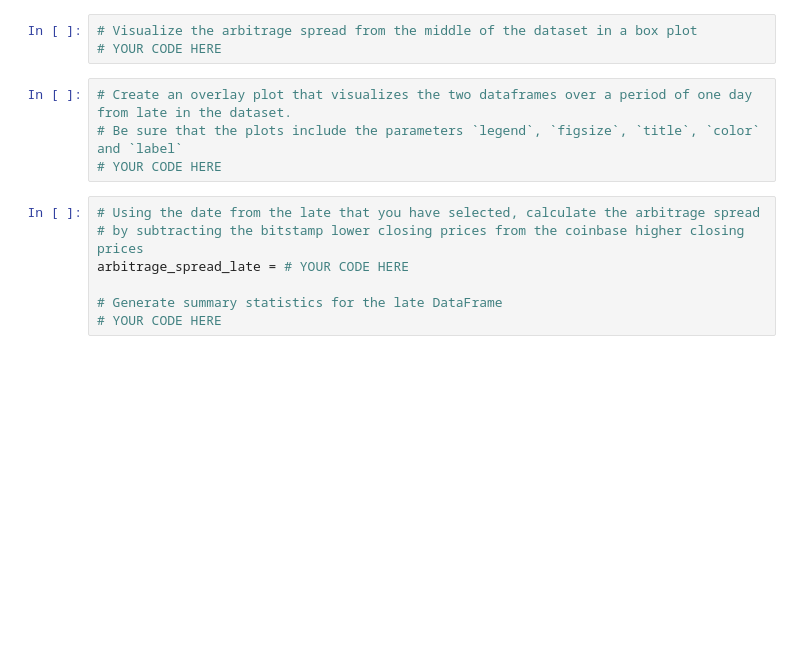
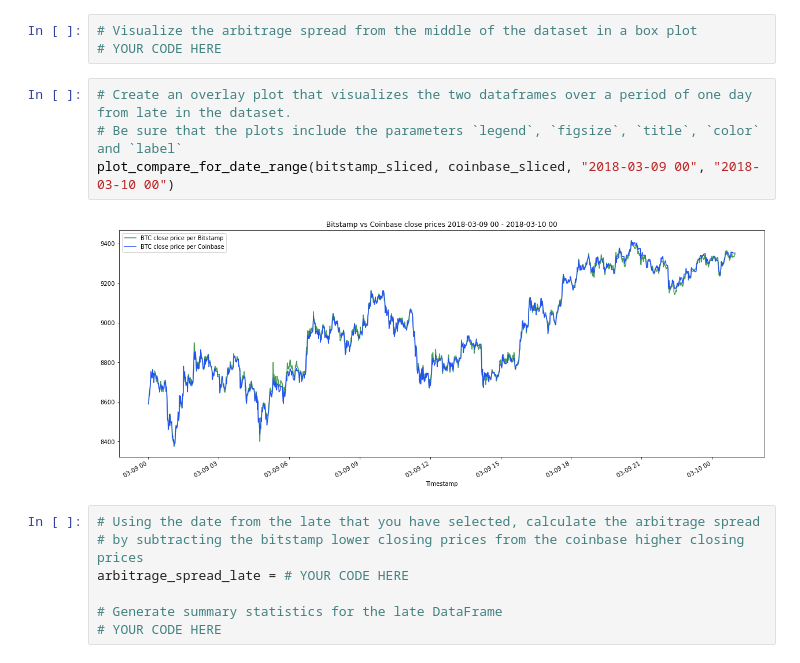
Before and after one commit to phodsman/Cryptocurrency-Arbitrage-Opportunity-Analyzer, a Jupyter notebook: crypto_arbitrage.ipynb, the cells around one changed output. Saved outputs shown, nothing was run; the diff lists cells and outputs as text; blank space fills up the shorter version.

```diff
--- a/crypto_arbitrage.ipynb
+++ b/crypto_arbitrage.ipynb
@@ -240,7 +236,9 @@ arbitrage_spread_middle = # YOUR CODE HERE
 # %%
 # Create an overlay plot that visualizes the two dataframes over a period of one day from late in the dataset.
 # Be sure that the plots include the parameters `legend`, `figsize`, `title`, `color` and `label`
-# YOUR CODE HERE
+plot_compare_for_date_range(bitstamp_sliced, coinbase_sliced, "2018-03-09 00", "2018-03-10 00")
+# %% [output]
+[figure, added]
 # %%
 # Using the date from the late that you have selected, calculate the arbitrage spread
 # by subtracting the bitstamp lower closing prices from the coinbase higher closing prices
```
Also changed, not shown: parts of 4 cells of this notebook.
